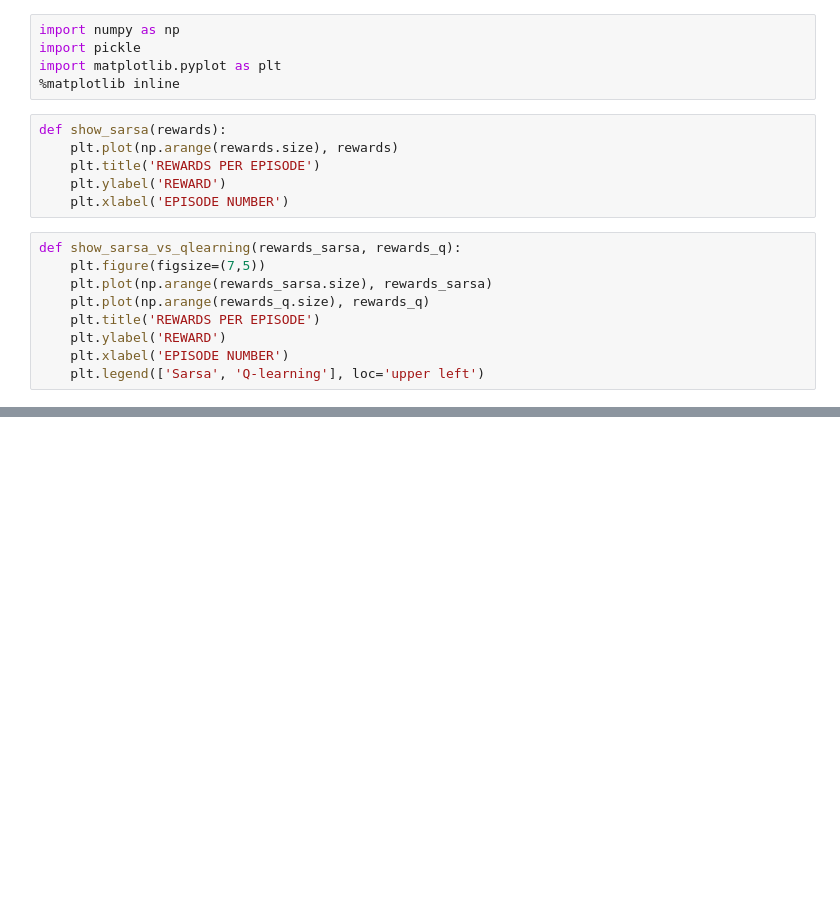
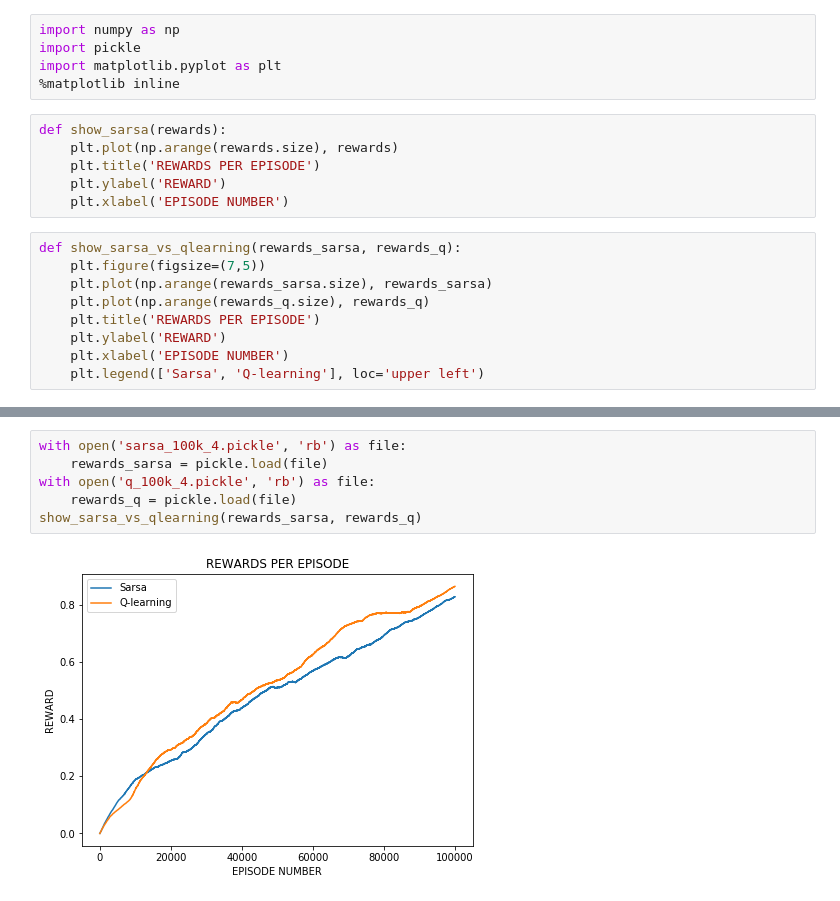
Before and after one commit to butoialexandra/Chess-Agent, a Jupyter notebook: Untitled.ipynb, the cells around one changed output, grey strips where cells are left out. Saved outputs shown, nothing was run; the diff lists cells and outputs as text; blank space fills up the shorter version.

```diff
--- a/Untitled.ipynb
+++ b/Untitled.ipynb
@@ -42,0 +51,8 @@ show_sarsa_vs_qlearning(rewards_sarsa, rewards_q)
+# %%
+with open('sarsa_100k_4.pickle', 'rb') as file:
+    rewards_sarsa = pickle.load(file)
+with open('q_100k_4.pickle', 'rb') as file:
+    rewards_q = pickle.load(file)
+show_sarsa_vs_qlearning(rewards_sarsa, rewards_q)
+# %% [output]
+[figure, added]
```
Also changed, not shown: parts of 4 cells of this notebook, 11 other files.
